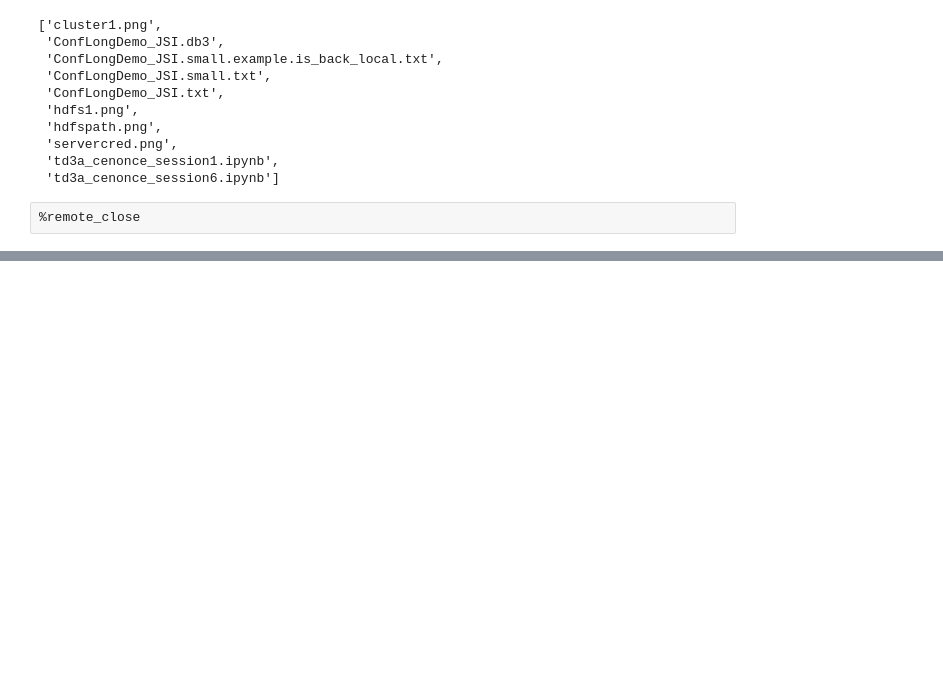
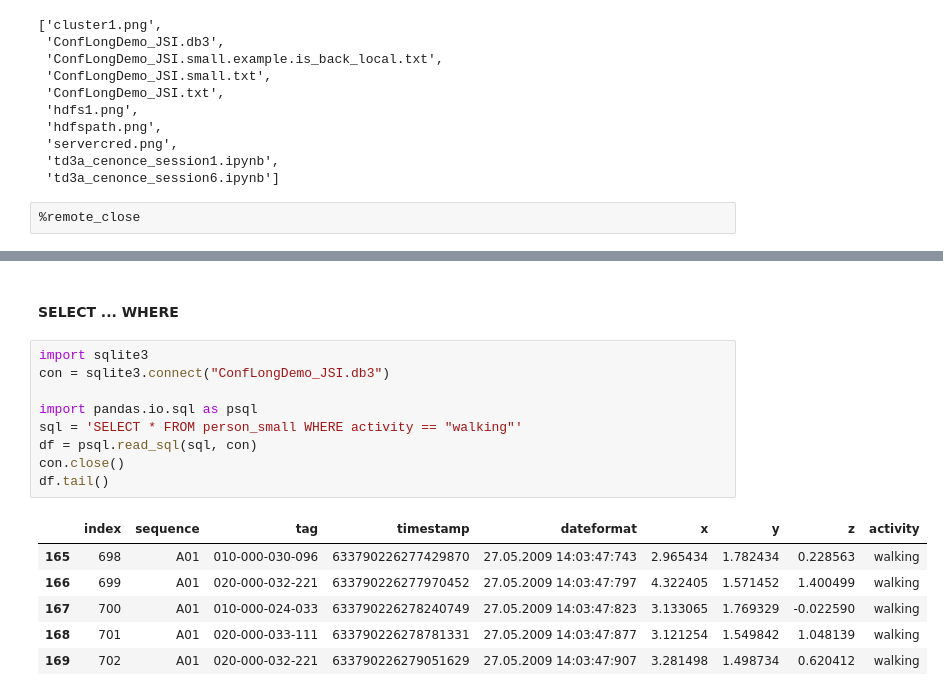
Before and after one commit to sdpython/ensae_teaching_cs, a Jupyter notebook: _doc/notebooks/td3a/td3a_cenonce_session6.ipynb, the cells around one changed output, grey strips where cells are left out. Drawn from its saved outputs; the diff is of its cells as text; blank space fills up the shorter version.

```diff
--- a/_doc/notebooks/td3a/td3a_cenonce_session6.ipynb
+++ b/_doc/notebooks/td3a/td3a_cenonce_session6.ipynb
@@ -175,0 +237,18 @@ os.listdir(".")
+# %% [markdown]
+<h4 id="select">SELECT ... WHERE</h4>
+# %%
+import sqlite3
+con = sqlite3.connect("ConfLongDemo_JSI.db3")
+
+import pandas.io.sql as psql
+sql = 'SELECT * FROM person_small WHERE activity == "walking"'
+df = psql.read_sql(sql, con)
+con.close()
+df.tail()
+# %% [output]
+|  | index | sequence | tag | timestamp | dateformat | x | y | z | activity |
+| 165 | 698 | A01 | 010-000-030-096 | 633790226277429870 | 27.05.2009 14:03:47:743 | 2.965434 | 1.782434 | 0.228563 | walking |
+| 166 | 699 | A01 | 020-000-032-221 | 633790226277970452 | 27.05.2009 14:03:47:797 | 4.322405 | 1.571452 | 1.400499 | walking |
+| 167 | 700 | A01 | 010-000-024-033 | 633790226278240749 | 27.05.2009 14:03:47:823 | 3.133065 | 1.769329 | -0.022590 | walking |
+| 168 | 701 | A01 | 020-000-033-111 | 633790226278781331 | 27.05.2009 14:03:47:877 | 3.121254 | 1.549842 | 1.048139 | walking |
+| 169 | 702 | A01 | 020-000-032-221 | 633790226279051629 | 27.05.2009 14:03:47:907 | 3.281498 | 1.498734 | 0.620412 | walking |
```
Also changed, not shown: parts of 34 cells of this notebook, 5 other files.
